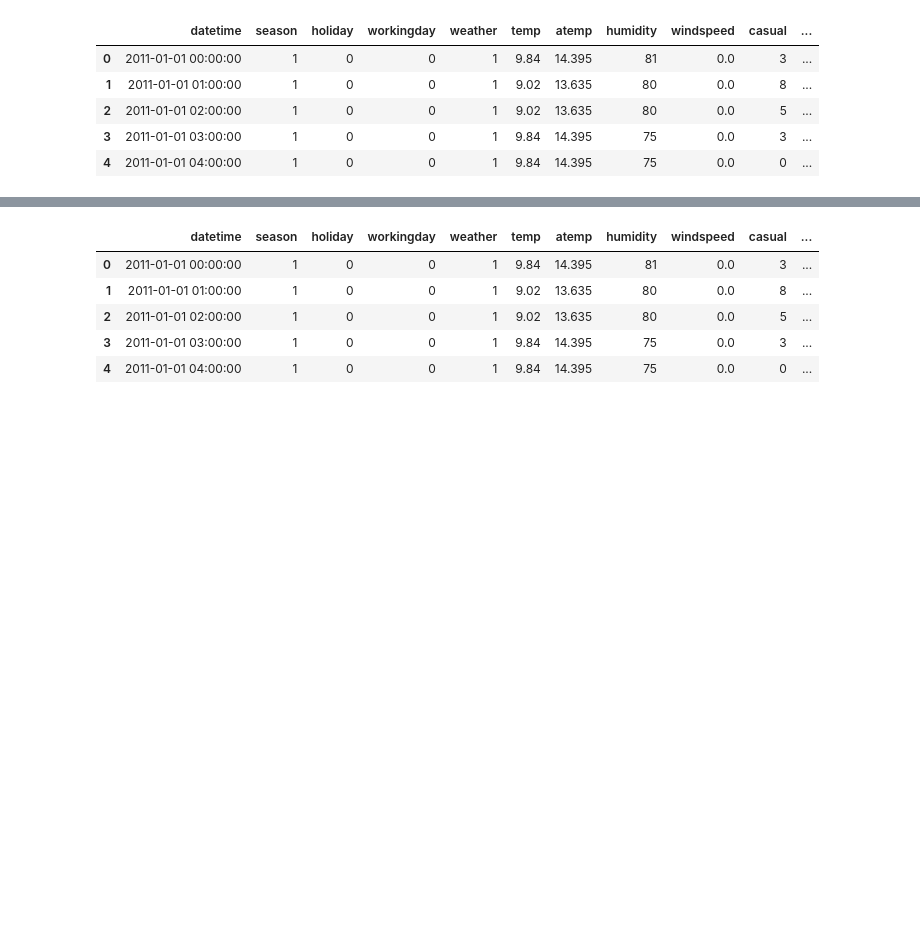
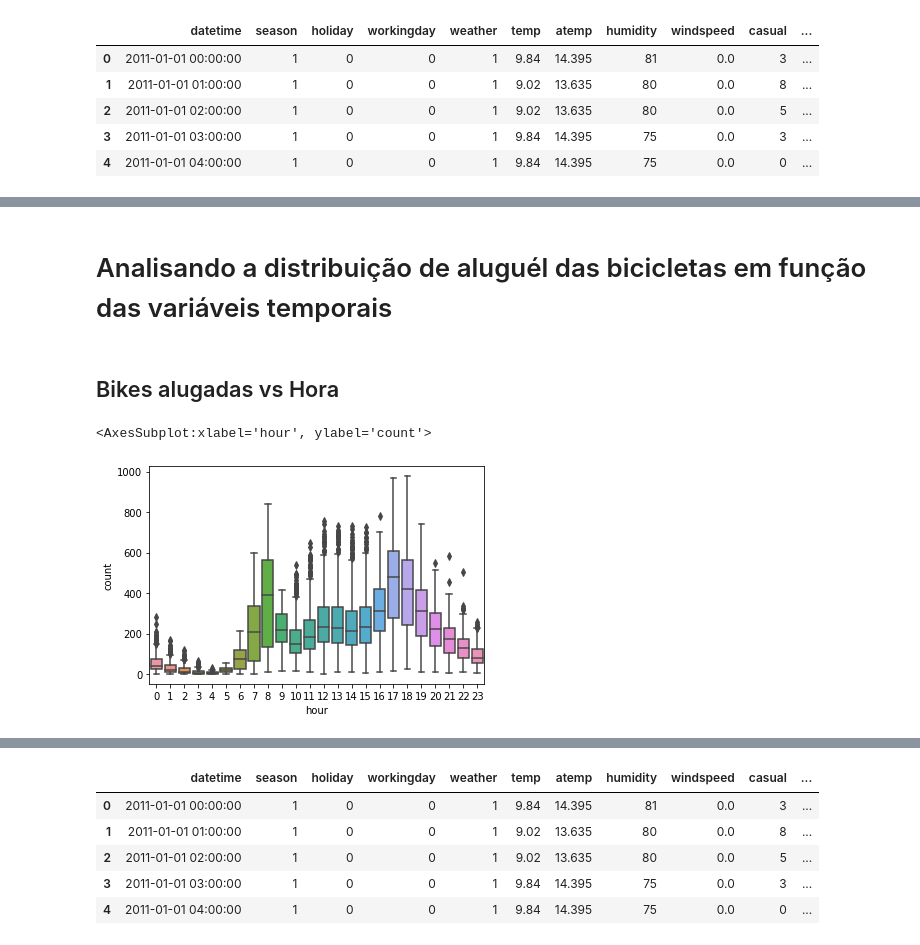
Before and after one commit to renCgomes/T2_LP_ECA_2021.2, a Jupyter notebook: T2_LP.ipynb, the cells around one changed output, grey strips where cells are left out. Drawn from its saved outputs; the diff is of its cells as text; code cells hidden in the pictures; blank space fills up the shorter version.

```diff
--- a/T2_LP.ipynb
+++ b/T2_LP.ipynb
@@ -48,15 +45,0 @@ Agora que separamos, podemos alterar os valores de string data e string time par
-# %%
-from datetime import datetime
-
-def isWeekend(value):
-    value = datetime.strptime(value, "%Y-%m-%d").strftime('%A')
-
-    if value == "Saturday" or value == "Sunday":
-        return 1
-    else:
-        return 0
-
-train["weekend"] = train["date"].map(isWeekend)
-test["weekend"] = test["date"].map(isWeekend)
-
-train.head()
@@ -71,0 +125,9 @@ Com a coluna weekend pronta, podemos agora trabalhar com a coluna time, a fim de
+# %% [markdown]
+# Analisando a distribuição de aluguél das bicicletas em função das variáveis temporais
+# %% [markdown]
+## Bikes alugadas vs Hora
+# %%
+sns.boxplot(x = "hour",y="count",data=train)
+# %% [output]
+<AxesSubplot:xlabel='hour', ylabel='count'>
+[figure, added]
```
Also changed, not shown: parts of 44 cells of this notebook.
